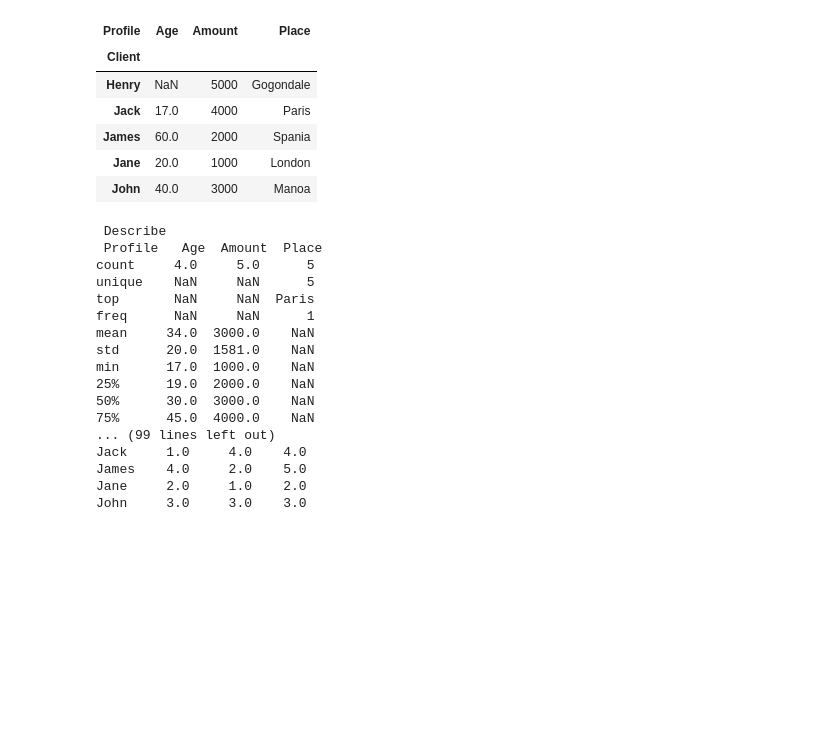
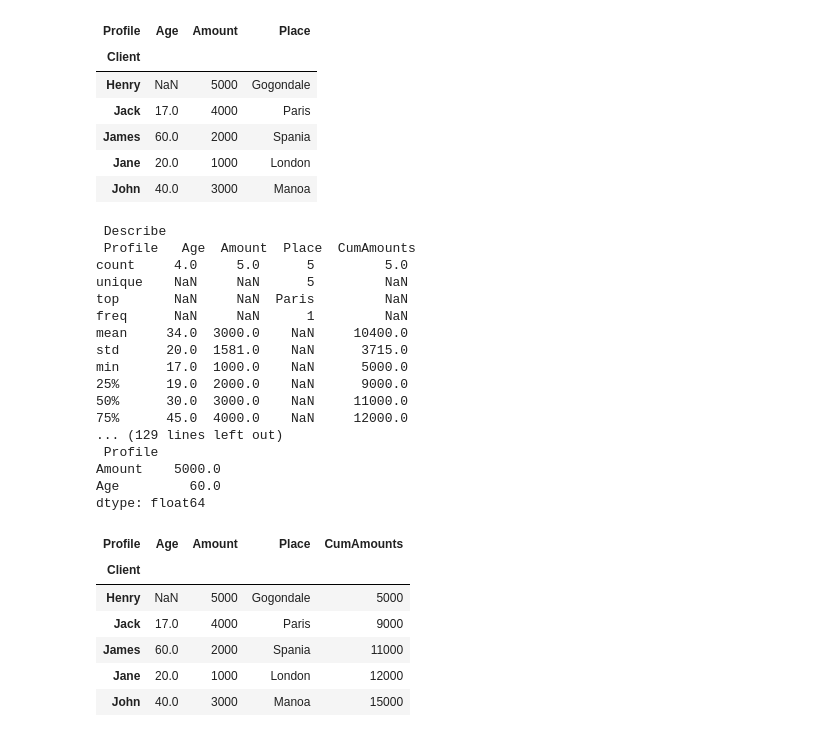
Before and after one commit to bilha-analytics/bespoke, a Jupyter notebook: Untitled Folder/learning_pydata.ipynb, the cells around one changed output. Cells and saved outputs as stored; diff of their text form; code cells hidden in the pictures; blank space fills up the shorter version.

```diff
--- a/Untitled Folder/learning_pydata.ipynb
+++ b/Untitled Folder/learning_pydata.ipynb
@@ -813,49 +813,63 @@ John       3000      Manoa
 # %%
 ## Reindexing << works on both rows and cols
 ## WHY: b/c time series data << interpolate to fill in values when reindexing << method option e.g. ffill
 print("\n Describe \n", df2.describe(include="all").round(),
      "\n\n Select rows by index\n", df2.loc["Jane"], "\n", df2.iloc[3:],
       "\n\n Age > 30\n", df2[df2.Age > 30], "\n\n Amounts \n", df2.Amount,
       "\n\n select row and colz \n", df2.ix["James", ["Age", "Place"]]
      )
 
 #, x.mean(), x.median(), x.sum(), x.size()
 #,"mean", "median", "sum", "size"
 def fx(x):
     return pd.Series(
-      [x.min(), x.max(), (x.max() - x.min()), x.sum(), x.mean(), x.median(),],
-      index=["min", "max", "range","sum", "mean", "median", ]
+      [x.min(), x.max(), (x.max() - x.min()), x.sum(), x.mean(), x.median(), x.std(), x.var(),],
+      index=["min", "max", "range","sum", "mean", "median", "sd", "var"]
       )
 
 fx2 = lambda x: "KES %.2f" % x
 
-df2[["Amount", "Age"]].apply( fx )
+print( df2[["Amount", "Age"]].apply( fx ).round() )
 
 print("\n\nFormatted Amounts \n",df2.Amount.apply( fx2 ),
      "\n\n Ditto on entire frame \n", df2[["Amount", "Age"]].applymap( fx2 ),
       "\n\n ---- SORTING ---- \n",
       "\n\n Sort row index\n", df2.sort_index(ascending=False),
       "\n\n Sort Col index\n", df2.sort_index(axis=0),
       "\n\n ---- ORDER VALUES ----\n",
       "\n\n Order by Values for Col Place\n", df2.Place.sort_values(),
       "\n\n Order frame by values on Col Age\n", df2.sort_values(["Age", "Place"]),
-      "\n\n ---- RANKING ----- \n", df2.rank()
+      "\n\n ---- RANKING ----- \n", df2.rank(), "\n", df2.Age.rank(ascending=False),
+      "\n\n-------\n\n",
+      "\n index of max etc\n", df2[["Amount", "Age"]].idxmax(), "\n", df2[["Amount", "Age"]].max()
      )
+
+
+# cumsum
+df2["CumAmounts"] = df2.Amount.cumsum()
+df2
 # %% [output]
  Describe
- Profile   Age  Amount  Place
-count     4.0     5.0      5
-unique    NaN     NaN      5
-top       NaN     NaN  Paris
-freq      NaN     NaN      1
-mean     34.0  3000.0    NaN
-std      20.0  1581.0    NaN
-min      17.0  1000.0    NaN
-25%      19.0  2000.0    NaN
-50%      30.0  3000.0    NaN
-75%      45.0  4000.0    NaN
-... (99 lines left out)
-Jack     1.0     4.0    4.0
-James    4.0     2.0    5.0
-Jane     2.0     1.0    2.0
-John     3.0     3.0    3.0
+ Profile   Age  Amount  Place  CumAmounts
+count     4.0     5.0      5         5.0
+unique    NaN     NaN      5         NaN
+top       NaN     NaN  Paris         NaN
+freq      NaN     NaN      1         NaN
+mean     34.0  3000.0    NaN     10400.0
+std      20.0  1581.0    NaN      3715.0
+min      17.0  1000.0    NaN      5000.0
+25%      19.0  2000.0    NaN      9000.0
+50%      30.0  3000.0    NaN     11000.0
+75%      45.0  4000.0    NaN     12000.0
+... (129 lines left out)
+ Profile
+Amount    5000.0
+Age         60.0
+dtype: float64
+| Profile | Age | Amount | Place | CumAmounts |
+| Client |  |  |  |  |
+| Henry | NaN | 5000 | Gogondale | 5000 |
+| Jack | 17.0 | 4000 | Paris | 9000 |
+| James | 60.0 | 2000 | Spania | 11000 |
+| Jane | 20.0 | 1000 | London | 12000 |
+| John | 40.0 | 3000 | Manoa | 15000 |
```
Also changed, not shown: parts of 13 cells of this notebook, 2 other files.
